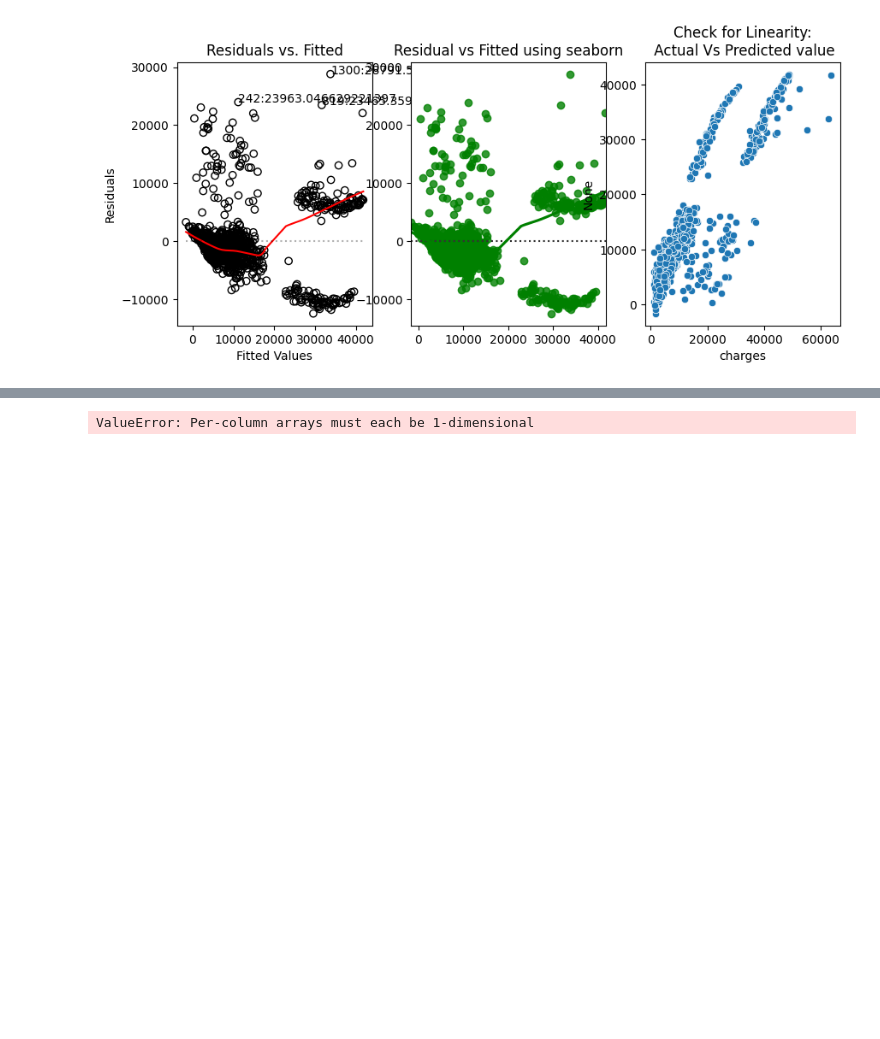
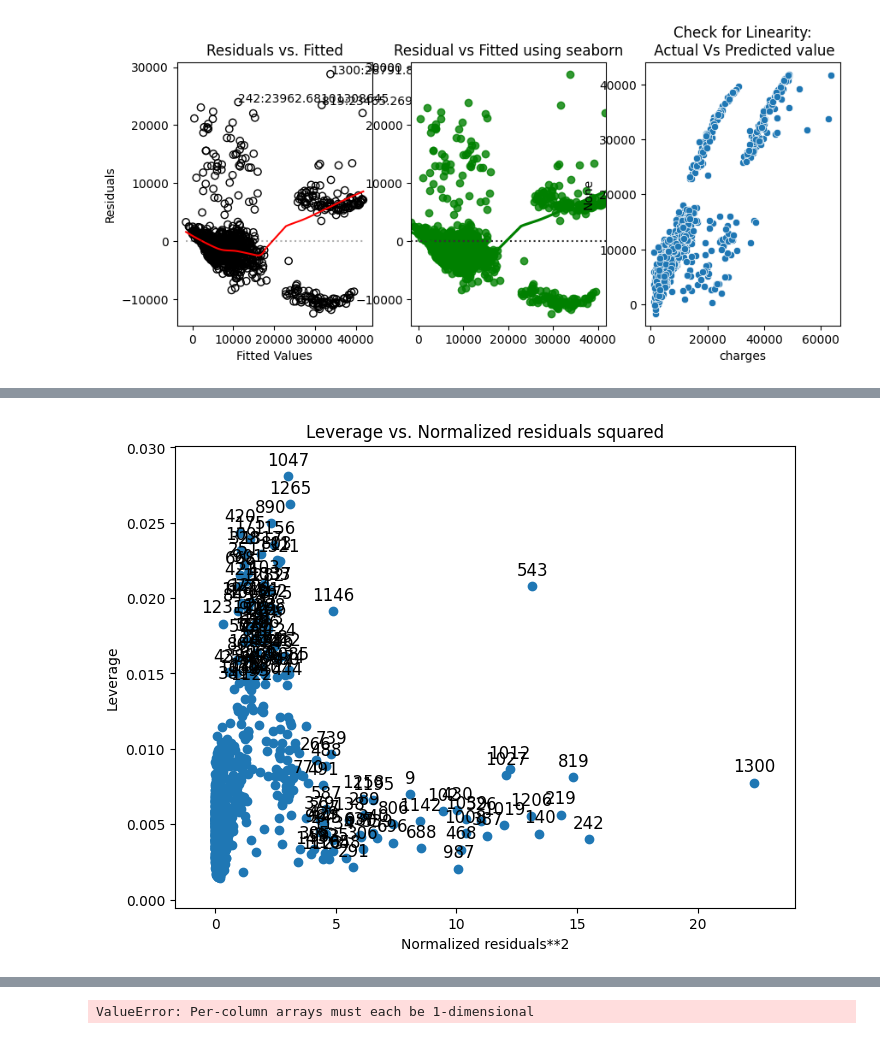
Before and after one commit to EdwinVivek/insurance-charges, a Jupyter notebook: insurance-charges-prediction.ipynb, the cells around one changed output, grey strips where cells are left out. Cells and saved outputs as stored; diff of their text form; code cells hidden in the pictures; blank space fills up the shorter version.

```diff
--- a/insurance-charges-prediction.ipynb
+++ b/insurance-charges-prediction.ipynb
@@ -820,2 +860,8 @@ charges         17179.000000
 Name: 266, dtype: float64
+# %%
+from statsmodels.graphics.regressionplots import plot_leverage_resid2
+fig, ax = plt.subplots(figsize=(8,6))
+fig = plot_leverage_resid2(interaction_lm, ax = ax)
+# %% [output]
+[figure, added]
 # %%
```
Also changed, not shown: parts of 31 cells of this notebook, 1 other file.
